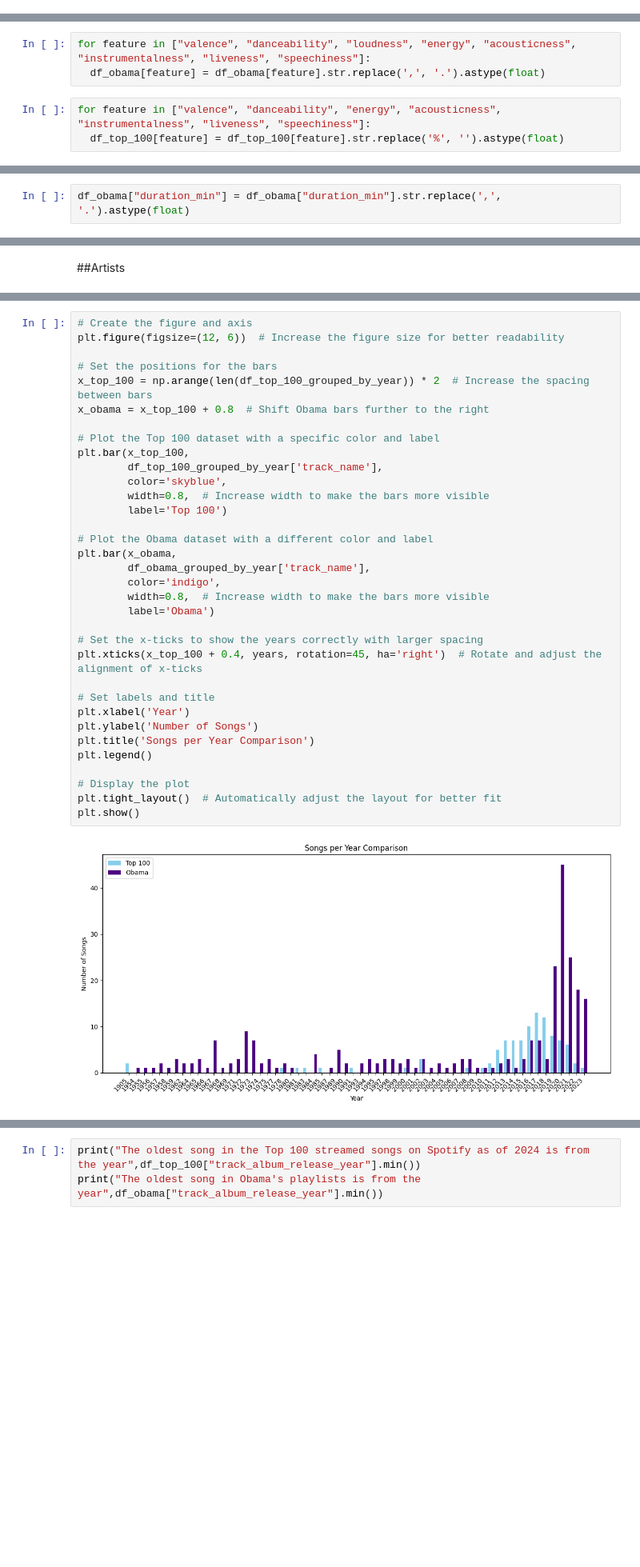
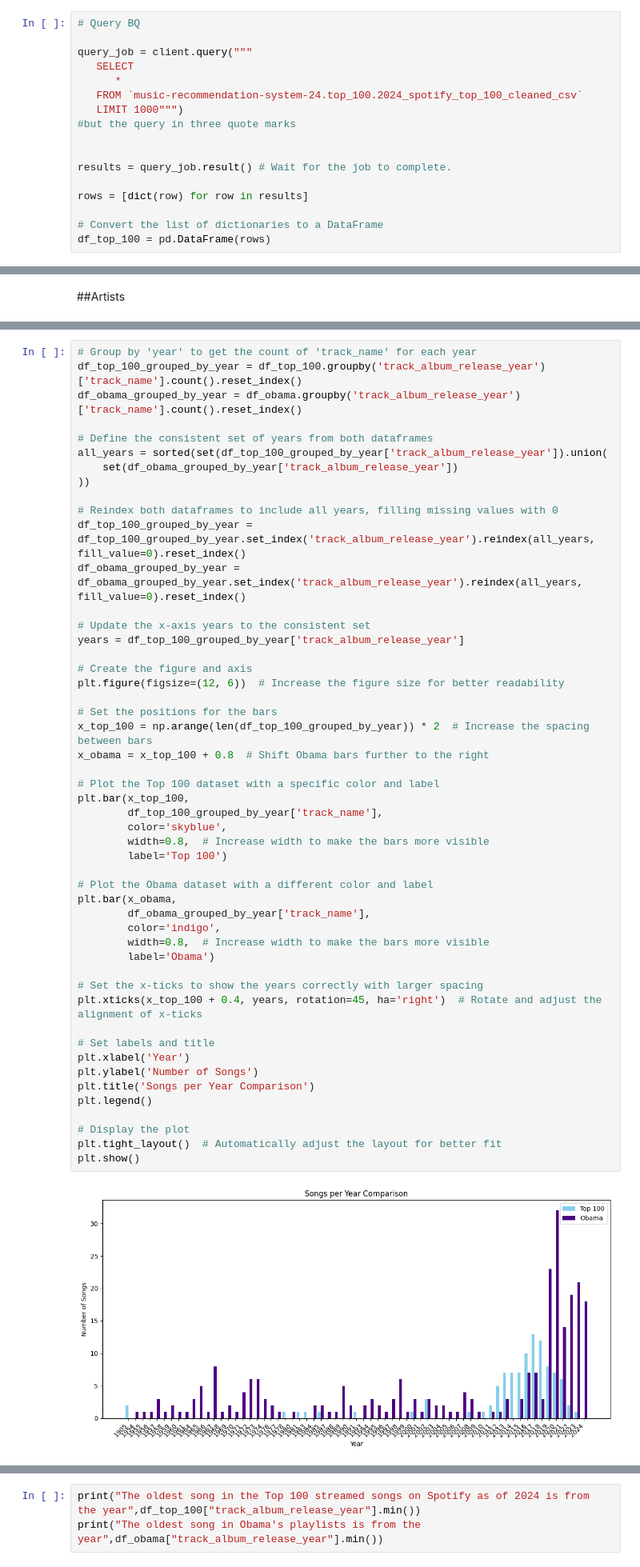
Before and after one commit to Ramonalyst/Music_Recommendation_System, a Jupyter notebook: Obama_vs_Top_100_Comparison.ipynb, the cells around one changed output, grey strips where cells are left out. Shown at 80% size. Cells and saved outputs as stored; diff of their text form; blank space fills up the shorter version.

Commit message:
Connect to BigQuery + Obama 2019-2024 playlists
• Added the connection to BigQuery
• Obama's playlists now include the 2024 one = 2019-2024 playlists

```diff
--- a/Obama_vs_Top_100_Comparison.ipynb
+++ b/Obama_vs_Top_100_Comparison.ipynb
@@ -14,2 +43,19 @@ df_obama = pd.read_csv("/content/barack_obamas_playlist_2019-2023_clean_enriched
+# %%
+# Query BQ
+
+query_job = client.query("""
+   SELECT
+      *
+   FROM `music-recommendation-system-24.top_100.2024_spotify_top_100_cleaned_csv`
+   LIMIT 1000""")
+#but the query in three quote marks
+
+
+results = query_job.result() # Wait for the job to complete.
+
+rows = [dict(row) for row in results]
+
+# Convert the list of dictionaries to a DataFrame
+df_top_100 = pd.DataFrame(rows)
 # %% [markdown]
 #Data Exploration
@@ -63,13 +119,5 @@ dtypes: float64(10), int64(3), object(8)
 memory usage: 16.5+ KB
 # %% [markdown]
 #Data cleaning
-# %%
-for feature in ["valence", "danceability", "loudness", "energy", "acousticness", "instrumentalness", "liveness", "speechiness"]:
-  df_obama[feature] = df_obama[feature].str.replace(',', '.').astype(float)
-# %%
-for feature in ["valence", "danceability", "energy", "acousticness", "instrumentalness", "liveness", "speechiness"]:
-  df_top_100[feature] = df_top_100[feature].str.replace('%', '').astype(float)
 # %%
 df_obama["track_album_release_year"] = df_obama["track_album_release_year"].str.replace(r'\D', '', regex=True).astype(int)
-# %%
-df_obama["duration_min"] = df_obama["duration_min"].str.replace(',', '.').astype(float)
@@ -210,4 +234,20 @@ fig.show()
 # %%
+# Group by 'year' to get the count of 'track_name' for each year
+df_top_100_grouped_by_year = df_top_100.groupby('track_album_release_year')['track_name'].count().reset_index()
+df_obama_grouped_by_year = df_obama.groupby('track_album_release_year')['track_name'].count().reset_index()
+
+# Define the consistent set of years from both dataframes
+all_years = sorted(set(df_top_100_grouped_by_year['track_album_release_year']).union(
+    set(df_obama_grouped_by_year['track_album_release_year'])
+))
+
+# Reindex both dataframes to include all years, filling missing values with 0
+df_top_100_grouped_by_year = df_top_100_grouped_by_year.set_index('track_album_release_year').reindex(all_years, fill_value=0).reset_index()
+df_obama_grouped_by_year = df_obama_grouped_by_year.set_index('track_album_release_year').reindex(all_years, fill_value=0).reset_index()
+
+# Update the x-axis years to the consistent set
+years = df_top_100_grouped_by_year['track_album_release_year']
+
 # Create the figure and axis
 plt.figure(figsize=(12, 6))  # Increase the figure size for better readability
 
@@ -215,34 +255,34 @@ plt.figure(figsize=(12, 6))  # Increase the figure size for better readability
 x_top_100 = np.arange(len(df_top_100_grouped_by_year)) * 2  # Increase the spacing between bars
 x_obama = x_top_100 + 0.8  # Shift Obama bars further to the right
 
 # Plot the Top 100 dataset with a specific color and label
 plt.bar(x_top_100,
         df_top_100_grouped_by_year['track_name'],
         color='skyblue',
         width=0.8,  # Increase width to make the bars more visible
         label='Top 100')
 
 # Plot the Obama dataset with a different color and label
 plt.bar(x_obama,
         df_obama_grouped_by_year['track_name'],
         color='indigo',
         width=0.8,  # Increase width to make the bars more visible
         label='Obama')
 
 # Set the x-ticks to show the years correctly with larger spacing
 plt.xticks(x_top_100 + 0.4, years, rotation=45, ha='right')  # Rotate and adjust the alignment of x-ticks
 
 # Set labels and title
 plt.xlabel('Year')
 plt.ylabel('Number of Songs')
 plt.title('Songs per Year Comparison')
 plt.legend()
 
 # Display the plot
 plt.tight_layout()  # Automatically adjust the layout for better fit
 plt.show()
 # %% [output]
-[figure, old version]
+[figure, new version]
 # %%
 print("The oldest song in the Top 100 streamed songs on Spotify as of 2024 is from the year",df_top_100["track_album_release_year"].min())
 # %% [output]
```
Also changed, not shown: parts of 37 cells of this notebook.
